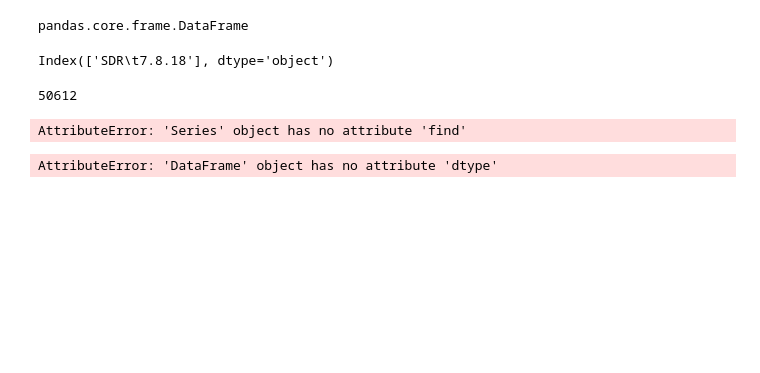
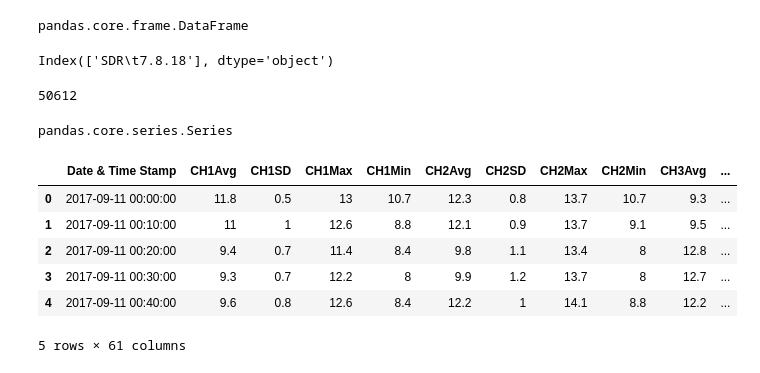
Before and after one commit to mariolarochelle/AERO, a Jupyter notebook: Working/Franco/CleaningData.ipynb, the cells around one changed output. Drawn from its saved outputs; the diff is of its cells as text; code cells hidden in the pictures; blank space fills up the shorter version.

```diff
--- a/Working/Franco/CleaningData.ipynb
+++ b/Working/Franco/CleaningData.ipynb
@@ -3,2 +7,2 @@ import pandas as pd
 # %%
-rawData = pd.read_csv("../../Data/GRUPO DRAGON 2018/ech1 18092018/ech1 18092018.txt", encoding = "utf8")
+raw_data = pd.read_csv("../../Data/GRUPO DRAGON 2018/ech1 18092018/ech1 18092018.txt", encoding = "utf8")
@@ -17,10 +30,11 @@ len(rawData['SDR\t7.8.18'])
 # %% [output]
 50612
 # %%
-rawData['SDR\t7.8.18'][:].find("Data")
+type(raw_data['SDR\t7.8.18'])
 # %% [output]
-AttributeError: 'Series' object has no attribute 'find'
+pandas.core.series.Series
-# %%
-rawData.dtype
-# %% [output]
-AttributeError: 'DataFrame' object has no attribute 'dtype'
+# %%
+raw_data[raw_data['SDR\t7.8.18'].str.contains('Date & Time Stamp')]
+
+columns_names = raw_data[raw_data['SDR\t7.8.18'].str.contains('Date & Time Stamp')]['SDR\t7.8.18'].str.split('\t')
+columns_names = columns_names[150]
@@ -26,0 +48,10 @@ AttributeError: 'DataFrame' object has no attribute 'dtype'
+# %%
+raw_data_new.head()
+# %% [output]
+|  | Date & Time Stamp | CH1Avg | CH1SD | CH1Max | CH1Min | CH2Avg | CH2SD | CH2Max | CH2Min | CH3Avg | ... |
+| 0 | 2017-09-11 00:00:00 | 11.8 | 0.5 | 13 | 10.7 | 12.3 | 0.8 | 13.7 | 10.7 | 9.3 | ... |
+| 1 | 2017-09-11 00:10:00 | 11 | 1 | 12.6 | 8.8 | 12.1 | 0.9 | 13.7 | 9.1 | 9.5 | ... |
+| 2 | 2017-09-11 00:20:00 | 9.4 | 0.7 | 11.4 | 8.4 | 9.8 | 1.1 | 13.4 | 8 | 12.8 | ... |
+| 3 | 2017-09-11 00:30:00 | 9.3 | 0.7 | 12.2 | 8 | 9.9 | 1.2 | 13.7 | 8 | 12.7 | ... |
+| 4 | 2017-09-11 00:40:00 | 9.6 | 0.8 | 12.6 | 8.4 | 12.2 | 1 | 14.1 | 8.8 | 12.2 | ... |
+5 rows × 61 columns
```
Also changed, not shown: parts of 11 cells of this notebook.
